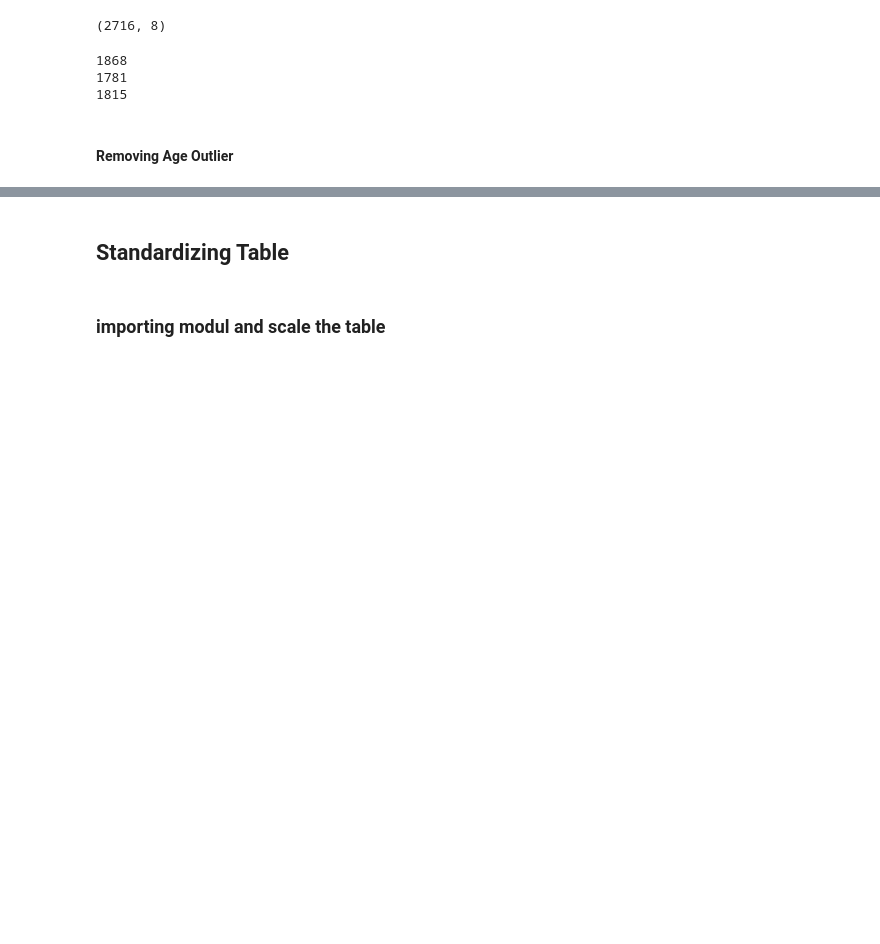
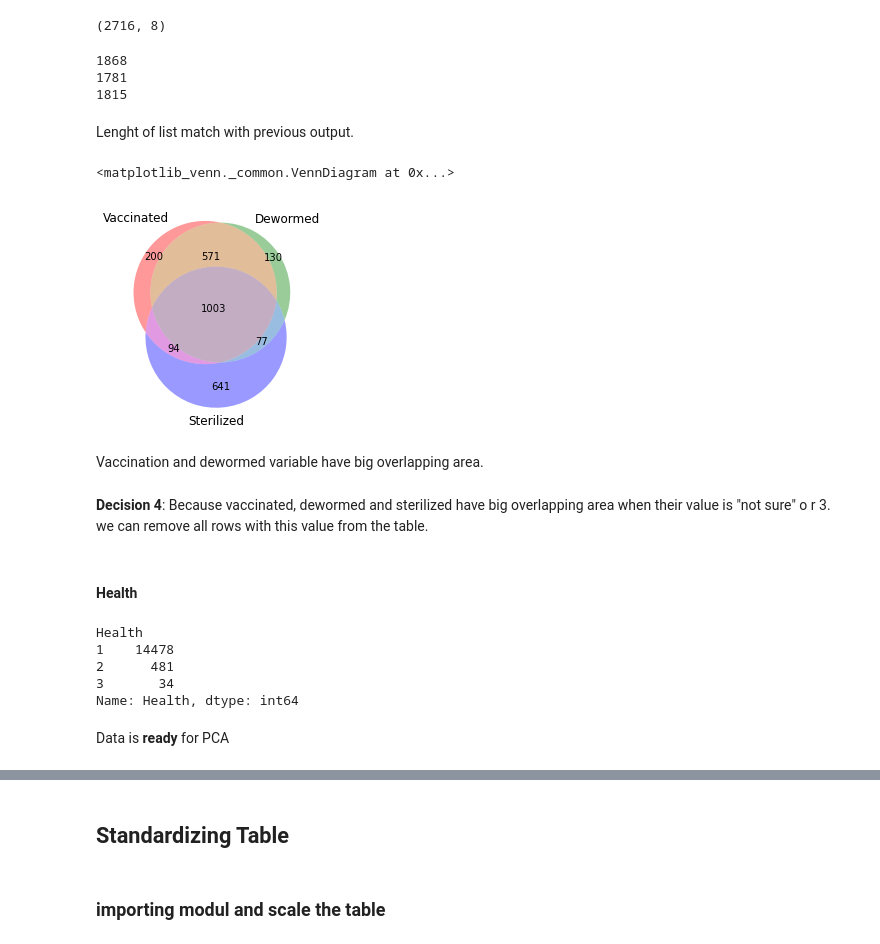
Before and after one commit to naufaldi-fir/adoption-prediction-project, a Jupyter notebook: standard-scaler-naufaldi.ipynb, the cells around one changed output, grey strips where cells are left out. Cells and saved outputs as stored; diff of their text form; code cells hidden in the pictures; blank space fills up the shorter version.

Commit message:
finish making clean ordinal data

```diff
--- a/standard-scaler-naufaldi.ipynb
+++ b/standard-scaler-naufaldi.ipynb
@@ -197,8 +200,30 @@ for i in range(3):
 1868
 1781
 1815
+# %% [markdown]
+Lenght of list match with previous output.
 # %%
 # making diagram venn
 from matplotlib_venn import venn3
+
+venn3([set(list_notsure[0]),set(list_notsure[1]),set(list_notsure[2])],("Vaccinated","Dewormed","Sterilized"))
+# %% [output]
+<matplotlib_venn._common.VennDiagram at 0x...>
+[figure, added]
+# %% [markdown]
+Vaccination and dewormed variable have big overlapping area.
+# %% [markdown]
+**Decision 4**: Because vaccinated, dewormed and sterilized have big overlapping area when their value is "not sure" o r 3. we can remove all rows with this value from the table.
+# %% [markdown]
+#### Health
+# %%
+pie_size = ordinal.groupby("Health")["Health"].count()
+print(pie_size)
+# %% [output]
+Health
+1    14478
+2      481
+3       34
+Name: Health, dtype: int64
 # %% [markdown]
-#### Removing Age Outlier
+Data is **ready** for PCA
```
Also changed, not shown: parts of 14 cells of this notebook.
